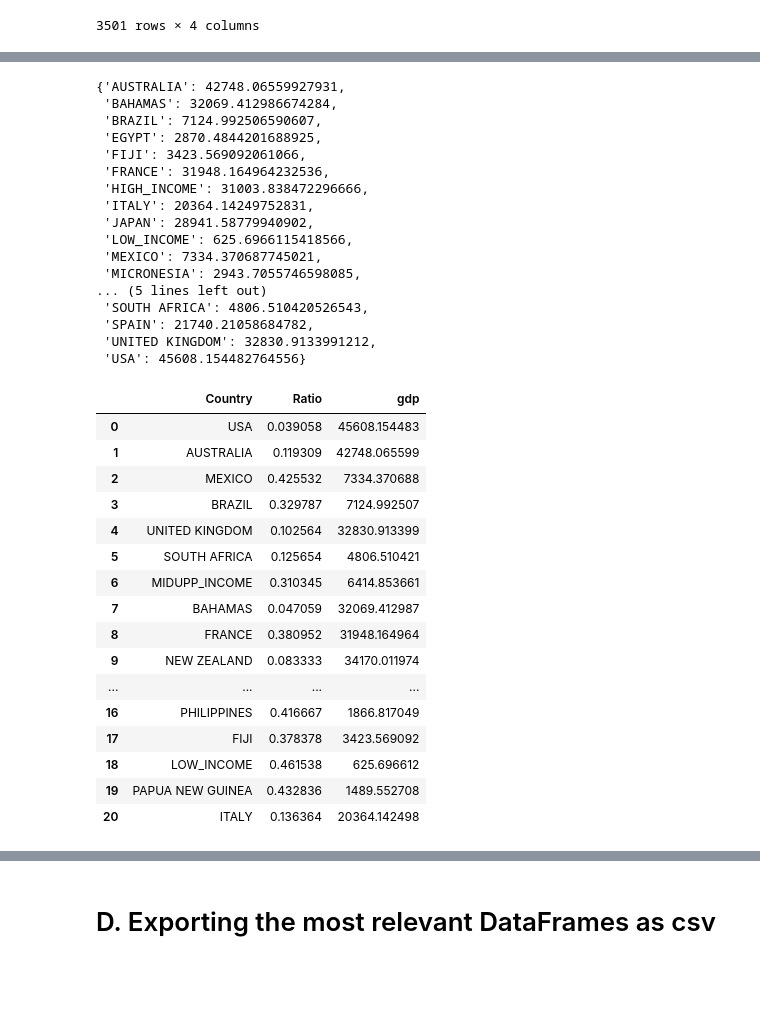
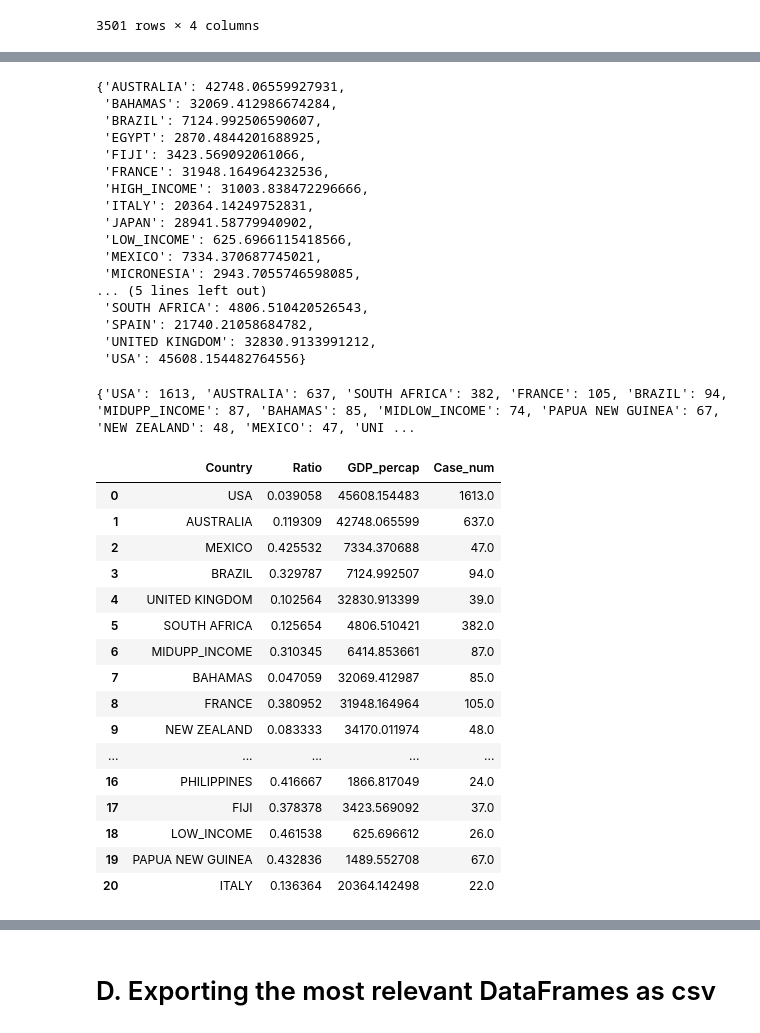
Before and after one commit to DiSanchz/data-cleaning-pandas, a Jupyter notebook: clean.ipynb, the cells around one changed output, grey strips where cells are left out. Cells and saved outputs as stored; diff of their text form; code cells hidden in the pictures; blank space fills up the shorter version.

```diff
--- a/clean.ipynb
+++ b/clean.ipynb
@@ -936,9 +938,12 @@ display(GDP_df_1)
 rentamedia_2 = dict(attacks_1_4_3_gdp3["gdp"].groupby(attacks_1_4_3_gdp3["Country"]).mean())
 display(rentamedia_2)
 
+pais_count_v2 = dict(attacks_1_4_3_gdp3['Country'].value_counts())
+print(pais_count_v2)
 
 for i in range(0,21):
-        GDP_df_1.at[i,'gdp'] = rentamedia_2[GDP_df_1.at[i,'Country']]
+        GDP_df_1.at[i,'GDP_percap'] = rentamedia_2[GDP_df_1.at[i,'Country']]
+        GDP_df_1.at[i, 'Case_num'] = pais_count_v2[GDP_df_1.at[i,'Country']]
 
 GDP_df_2 = GDP_df_1
 display(GDP_df_2)
@@ -950,49 +955,50 @@ display(GDP_df_2)
 | 3 | BRAZIL | 0.329787 |
 | 4 | UNITED KINGDOM | 0.102564 |
 | 5 | SOUTH AFRICA | 0.125654 |
 | 6 | MIDUPP_INCOME | 0.310345 |
 | 7 | BAHAMAS | 0.047059 |
 | 8 | FRANCE | 0.380952 |
 | 9 | NEW ZEALAND | 0.083333 |
 | ... | ... | ... |
 | 16 | PHILIPPINES | 0.416667 |
 | 17 | FIJI | 0.378378 |
 | 18 | LOW_INCOME | 0.461538 |
 | 19 | PAPUA NEW GUINEA | 0.432836 |
 | 20 | ITALY | 0.136364 |
 {'AUSTRALIA': 42748.06559927931,
  'BAHAMAS': 32069.412986674284,
  'BRAZIL': 7124.992506590607,
  'EGYPT': 2870.4844201688925,
  'FIJI': 3423.569092061066,
  'FRANCE': 31948.164964232536,
  'HIGH_INCOME': 31003.838472296666,
  'ITALY': 20364.14249752831,
  'JAPAN': 28941.58779940902,
  'LOW_INCOME': 625.6966115418566,
  'MEXICO': 7334.370687745021,
  'MICRONESIA': 2943.7055746598085,
 ... (5 lines left out)
  'SOUTH AFRICA': 4806.510420526543,
  'SPAIN': 21740.21058684782,
  'UNITED KINGDOM': 32830.9133991212,
  'USA': 45608.154482764556}
+{'USA': 1613, 'AUSTRALIA': 637, 'SOUTH AFRICA': 382, 'FRANCE': 105, 'BRAZIL': 94, 'MIDUPP_INCOME': 87, 'BAHAMAS': 85, 'MIDLOW_INCOME': 74, 'PAPUA NEW GUINEA': 67, 'NEW ZEALAND': 48, 'MEXICO': 47, 'UNI ...
-|  | Country | Ratio | gdp |
-| 0 | USA | 0.039058 | 45608.154483 |
-| 1 | AUSTRALIA | 0.119309 | 42748.065599 |
-| 2 | MEXICO | 0.425532 | 7334.370688 |
-| 3 | BRAZIL | 0.329787 | 7124.992507 |
-| 4 | UNITED KINGDOM | 0.102564 | 32830.913399 |
-| 5 | SOUTH AFRICA | 0.125654 | 4806.510421 |
-| 6 | MIDUPP_INCOME | 0.310345 | 6414.853661 |
-| 7 | BAHAMAS | 0.047059 | 32069.412987 |
-| 8 | FRANCE | 0.380952 | 31948.164964 |
-| 9 | NEW ZEALAND | 0.083333 | 34170.011974 |
-| ... | ... | ... | ... |
-| 16 | PHILIPPINES | 0.416667 | 1866.817049 |
-| 17 | FIJI | 0.378378 | 3423.569092 |
-| 18 | LOW_INCOME | 0.461538 | 625.696612 |
-| 19 | PAPUA NEW GUINEA | 0.432836 | 1489.552708 |
-| 20 | ITALY | 0.136364 | 20364.142498 |
+|  | Country | Ratio | GDP_percap | Case_num |
+| 0 | USA | 0.039058 | 45608.154483 | 1613.0 |
+| 1 | AUSTRALIA | 0.119309 | 42748.065599 | 637.0 |
+| 2 | MEXICO | 0.425532 | 7334.370688 | 47.0 |
+| 3 | BRAZIL | 0.329787 | 7124.992507 | 94.0 |
+| 4 | UNITED KINGDOM | 0.102564 | 32830.913399 | 39.0 |
+| 5 | SOUTH AFRICA | 0.125654 | 4806.510421 | 382.0 |
+| 6 | MIDUPP_INCOME | 0.310345 | 6414.853661 | 87.0 |
+| 7 | BAHAMAS | 0.047059 | 32069.412987 | 85.0 |
+| 8 | FRANCE | 0.380952 | 31948.164964 | 105.0 |
+| 9 | NEW ZEALAND | 0.083333 | 34170.011974 | 48.0 |
+| ... | ... | ... | ... | ... |
+| 16 | PHILIPPINES | 0.416667 | 1866.817049 | 24.0 |
+| 17 | FIJI | 0.378378 | 3423.569092 | 37.0 |
+| 18 | LOW_INCOME | 0.461538 | 625.696612 | 26.0 |
+| 19 | PAPUA NEW GUINEA | 0.432836 | 1489.552708 | 67.0 |
+| 20 | ITALY | 0.136364 | 20364.142498 | 22.0 |
 # %%
 
```
Also changed, not shown: parts of 7 cells of this notebook.
